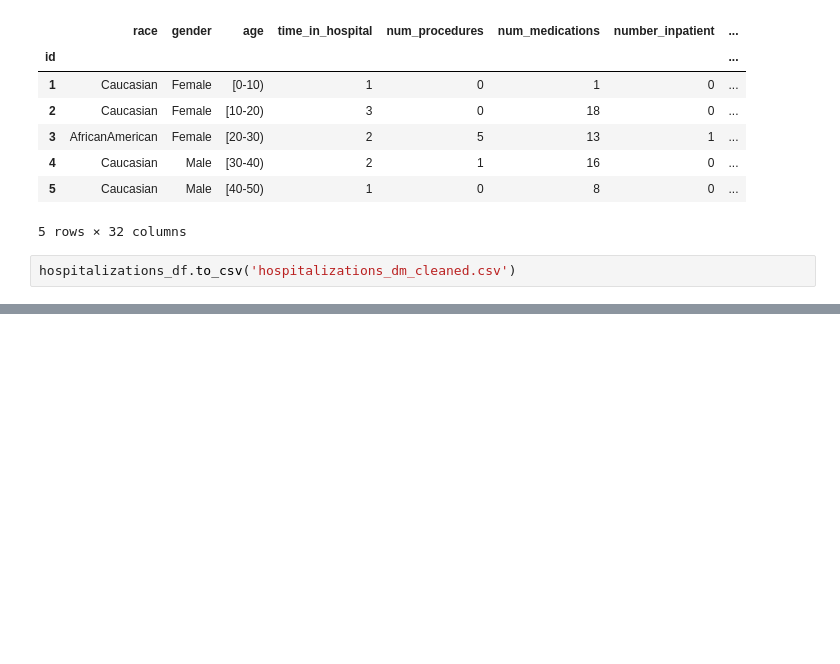
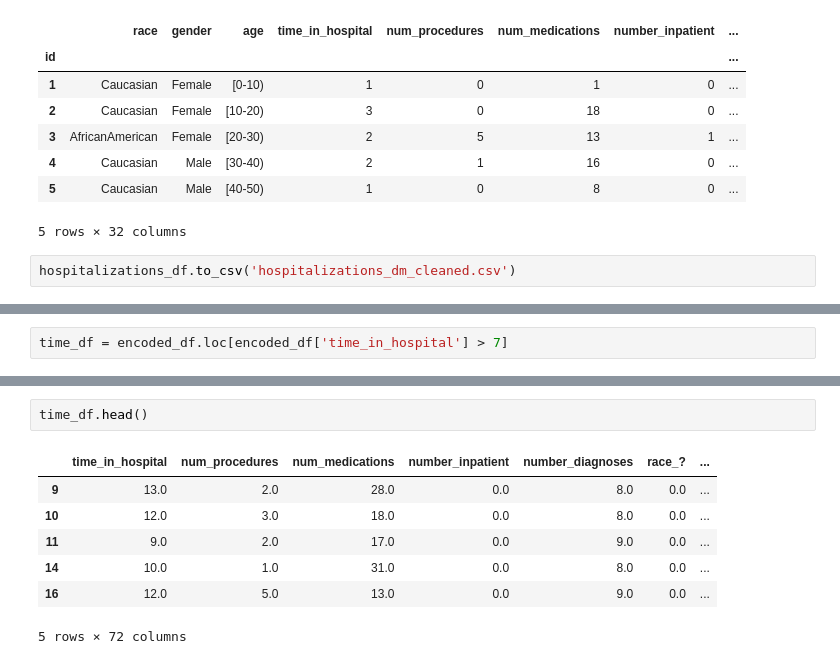
Before and after one commit to nielsdehaan1977/Fintech_Project2, a Jupyter notebook: Jason/diabetes_hospitalizations.ipynb, the cells around one changed output, grey strips where cells are left out. Saved outputs shown, nothing was run; the diff lists cells and outputs as text; blank space fills up the shorter version.

```diff
--- a/Jason/diabetes_hospitalizations.ipynb
+++ b/Jason/diabetes_hospitalizations.ipynb
@@ -134,0 +220,2 @@ Name: age, dtype: object
+# %%
+time_df = encoded_df.loc[encoded_df['time_in_hospital'] > 7]
@@ -134,0 +226,10 @@ Name: age, dtype: object
+# %%
+time_df.head()
+# %% [output]
+|  | time_in_hospital | num_procedures | num_medications | number_inpatient | number_diagnoses | race_? | ... |
+| 9 | 13.0 | 2.0 | 28.0 | 0.0 | 8.0 | 0.0 | ... |
+| 10 | 12.0 | 3.0 | 18.0 | 0.0 | 8.0 | 0.0 | ... |
+| 11 | 9.0 | 2.0 | 17.0 | 0.0 | 9.0 | 0.0 | ... |
+| 14 | 10.0 | 1.0 | 31.0 | 0.0 | 8.0 | 0.0 | ... |
+| 16 | 12.0 | 5.0 | 13.0 | 0.0 | 9.0 | 0.0 | ... |
+5 rows × 72 columns
```
Also changed, not shown: parts of 10 cells of this notebook.
